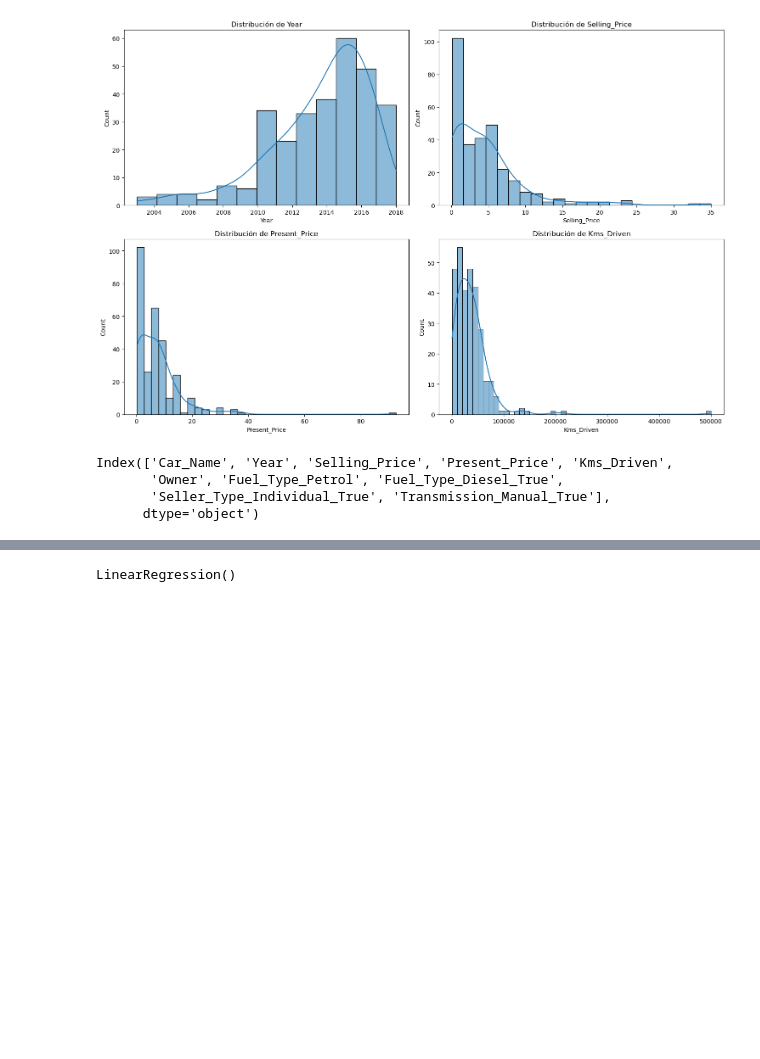
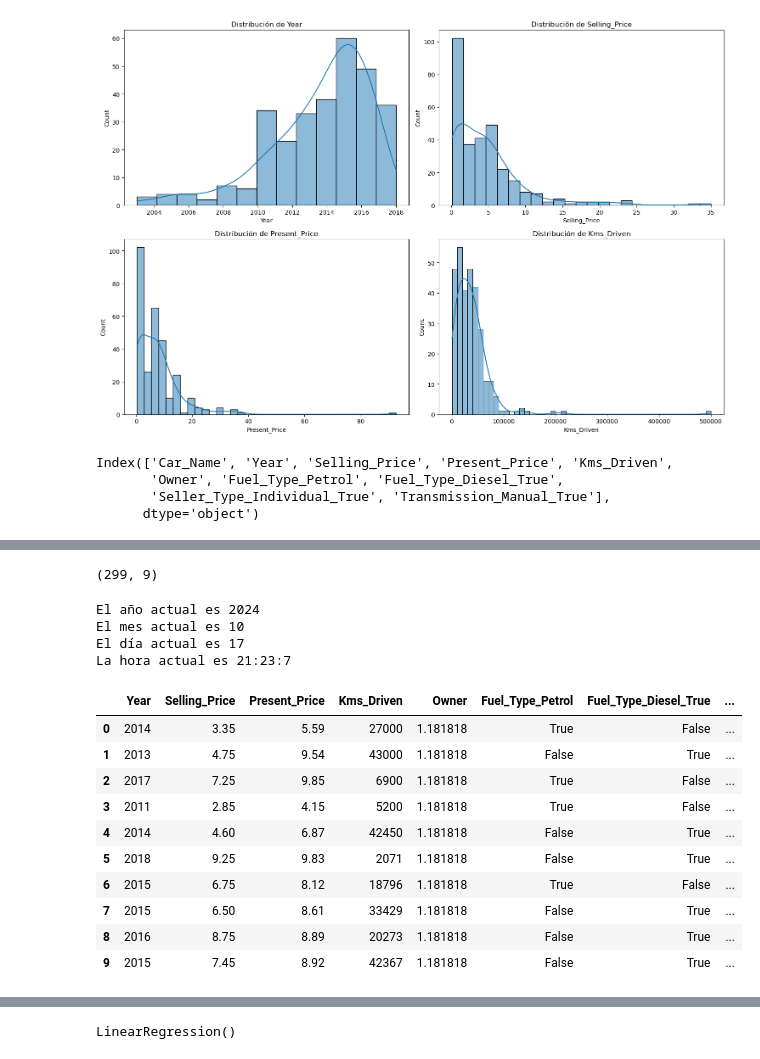
Before and after one commit to edissonolarte9/RegresioLineal, a Jupyter notebook: RegrecionLineal.ipynb, the cells around one changed output, grey strips where cells are left out. Cells and saved outputs as stored; diff of their text form; code cells hidden in the pictures; blank space fills up the shorter version.

```diff
--- a/RegrecionLineal.ipynb
+++ b/RegrecionLineal.ipynb
@@ -155,3 +168,5 @@ X = car_data.drop(['Selling_Price', 'Car_Name'], axis=1)  # Asegúrate de no inc
 y = car_data['Selling_Price']
 
 X_train, X_test, y_train, y_test = train_test_split(X, y, test_size=0.2, random_state=42)
+# %%
+car_processed = car_data.drop('Car_Name', axis=1)
@@ -157,0 +202,41 @@ X_train, X_test, y_train, y_test = train_test_split(X, y, test_size=0.2, random_
+# %%
+car_processed.shape
+# %% [output]
+(299, 9)
+# %%
+from datetime import datetime
+
+# Calculamos años de los vehiculos con la fecha actual cuanto a pasado.
+current_year = datetime.now().year
+print("El año actual es {}".format(current_year))
+print(f"El mes actual es {datetime.now().month}")
+print(f"El día actual es {datetime.now().day}")
+print(f"La hora actual es {datetime.now().hour}:{datetime.now().minute}:{datetime.now().second}")
+
+car_processed['Age'] = current_year - car_processed['Year']
+
+# o Podemos cacular tambien los años desde el mayor.
+# car_processed['Age'] = car_processed['Year'].max() - car_processed['Year']
+# car_processed['Age'] = ((car_processed['Year'].max() + 1) - car_processed['Year'])
+
+# print("El año actual es {}".format(datetime.now().year))
+# print("El mes actual es {}".format(datetime.now().month))
+# print("El día actual es {}".format(datetime.now().day))
+
+car_processed.head(10)
+# %% [output]
+El año actual es 2024
+El mes actual es 10
+El día actual es 17
+La hora actual es 21:23:7
+|  | Year | Selling_Price | Present_Price | Kms_Driven | Owner | Fuel_Type_Petrol | Fuel_Type_Diesel_True | ... |
+| 0 | 2014 | 3.35 | 5.59 | 27000 | 1.181818 | True | False | ... |
+| 1 | 2013 | 4.75 | 9.54 | 43000 | 1.181818 | False | True | ... |
+| 2 | 2017 | 7.25 | 9.85 | 6900 | 1.181818 | True | False | ... |
+| 3 | 2011 | 2.85 | 4.15 | 5200 | 1.181818 | True | False | ... |
+| 4 | 2014 | 4.60 | 6.87 | 42450 | 1.181818 | False | True | ... |
+| 5 | 2018 | 9.25 | 9.83 | 2071 | 1.181818 | False | True | ... |
+| 6 | 2015 | 6.75 | 8.12 | 18796 | 1.181818 | True | False | ... |
+| 7 | 2015 | 6.50 | 8.61 | 33429 | 1.181818 | False | True | ... |
+| 8 | 2016 | 8.75 | 8.89 | 20273 | 1.181818 | False | True | ... |
+| 9 | 2015 | 7.45 | 8.92 | 42367 | 1.181818 | False | True | ... |
```
Also changed, not shown: parts of 8 cells of this notebook.
